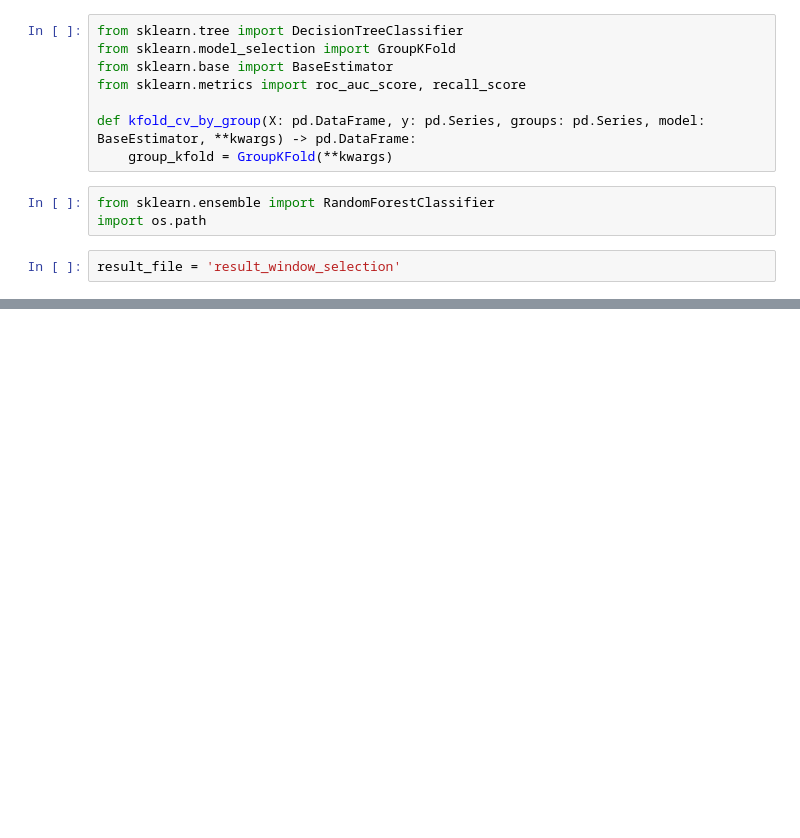
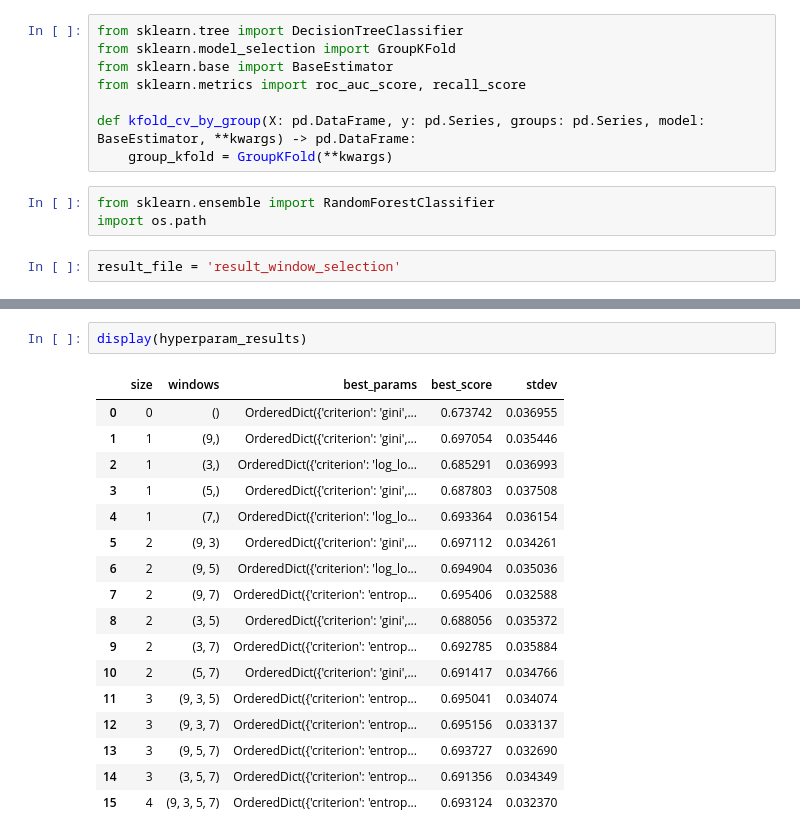
Before and after one commit to LuminousCodeGH/scientific-machine-learning-project, a Jupyter notebook: random_forest_window_experiment.ipynb, the cells around one changed output, grey strips where cells are left out. Drawn from its saved outputs; the diff is of its cells as text; blank space fills up the shorter version.

```diff
--- a/random_forest_window_experiment.ipynb
+++ b/random_forest_window_experiment.ipynb
@@ -116,0 +117,20 @@ Running selection=(3, 5)
+# %%
+display(hyperparam_results)
+# %% [output]
+|  | size | windows | best_params | best_score | stdev |
+| 0 | 0 | () | OrderedDict({'criterion': 'gini',... | 0.673742 | 0.036955 |
+| 1 | 1 | (9,) | OrderedDict({'criterion': 'gini',... | 0.697054 | 0.035446 |
+| 2 | 1 | (3,) | OrderedDict({'criterion': 'log_lo... | 0.685291 | 0.036993 |
+| 3 | 1 | (5,) | OrderedDict({'criterion': 'gini',... | 0.687803 | 0.037508 |
+| 4 | 1 | (7,) | OrderedDict({'criterion': 'log_lo... | 0.693364 | 0.036154 |
+| 5 | 2 | (9, 3) | OrderedDict({'criterion': 'gini',... | 0.697112 | 0.034261 |
+| 6 | 2 | (9, 5) | OrderedDict({'criterion': 'log_lo... | 0.694904 | 0.035036 |
+| 7 | 2 | (9, 7) | OrderedDict({'criterion': 'entrop... | 0.695406 | 0.032588 |
+| 8 | 2 | (3, 5) | OrderedDict({'criterion': 'gini',... | 0.688056 | 0.035372 |
+| 9 | 2 | (3, 7) | OrderedDict({'criterion': 'entrop... | 0.692785 | 0.035884 |
+| 10 | 2 | (5, 7) | OrderedDict({'criterion': 'gini',... | 0.691417 | 0.034766 |
+| 11 | 3 | (9, 3, 5) | OrderedDict({'criterion': 'entrop... | 0.695041 | 0.034074 |
+| 12 | 3 | (9, 3, 7) | OrderedDict({'criterion': 'entrop... | 0.695156 | 0.033137 |
+| 13 | 3 | (9, 5, 7) | OrderedDict({'criterion': 'entrop... | 0.693727 | 0.032690 |
+| 14 | 3 | (3, 5, 7) | OrderedDict({'criterion': 'entrop... | 0.691356 | 0.034349 |
+| 15 | 4 | (9, 3, 5, 7) | OrderedDict({'criterion': 'entrop... | 0.693124 | 0.032370 |
```
Also changed, not shown: parts of 2 cells of this notebook.
